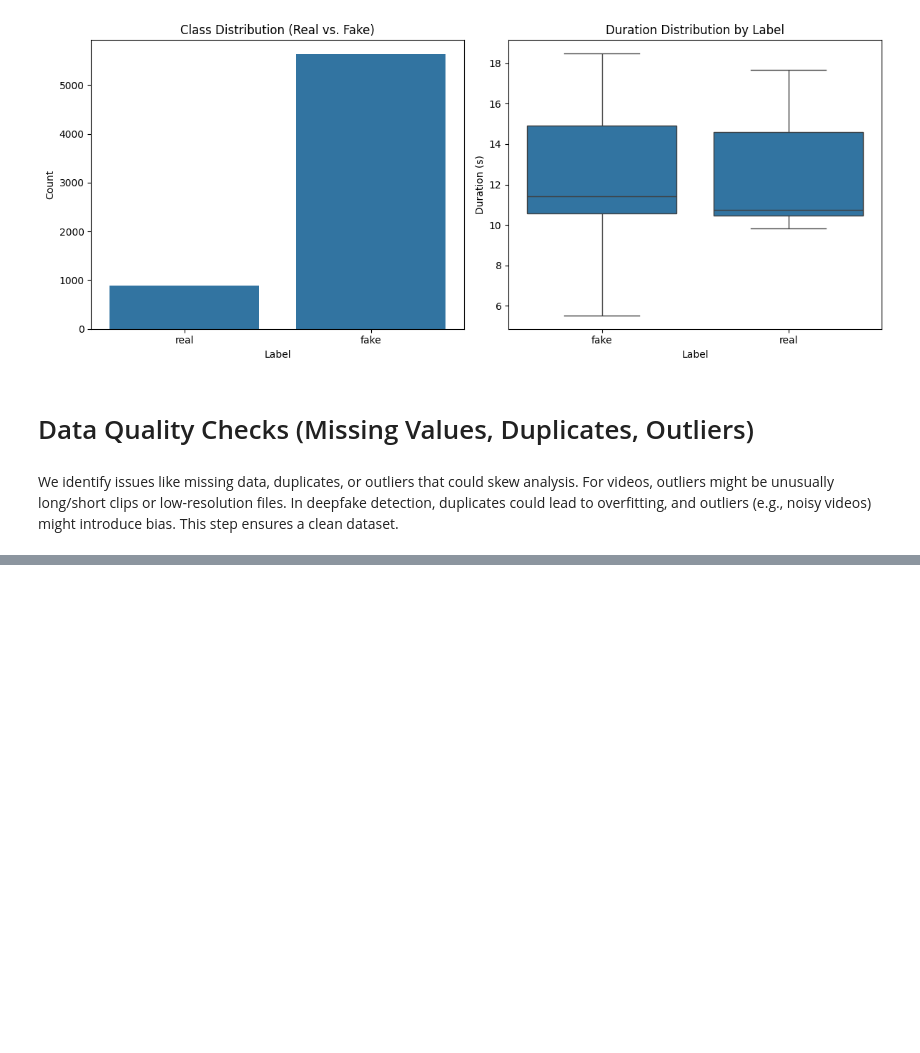
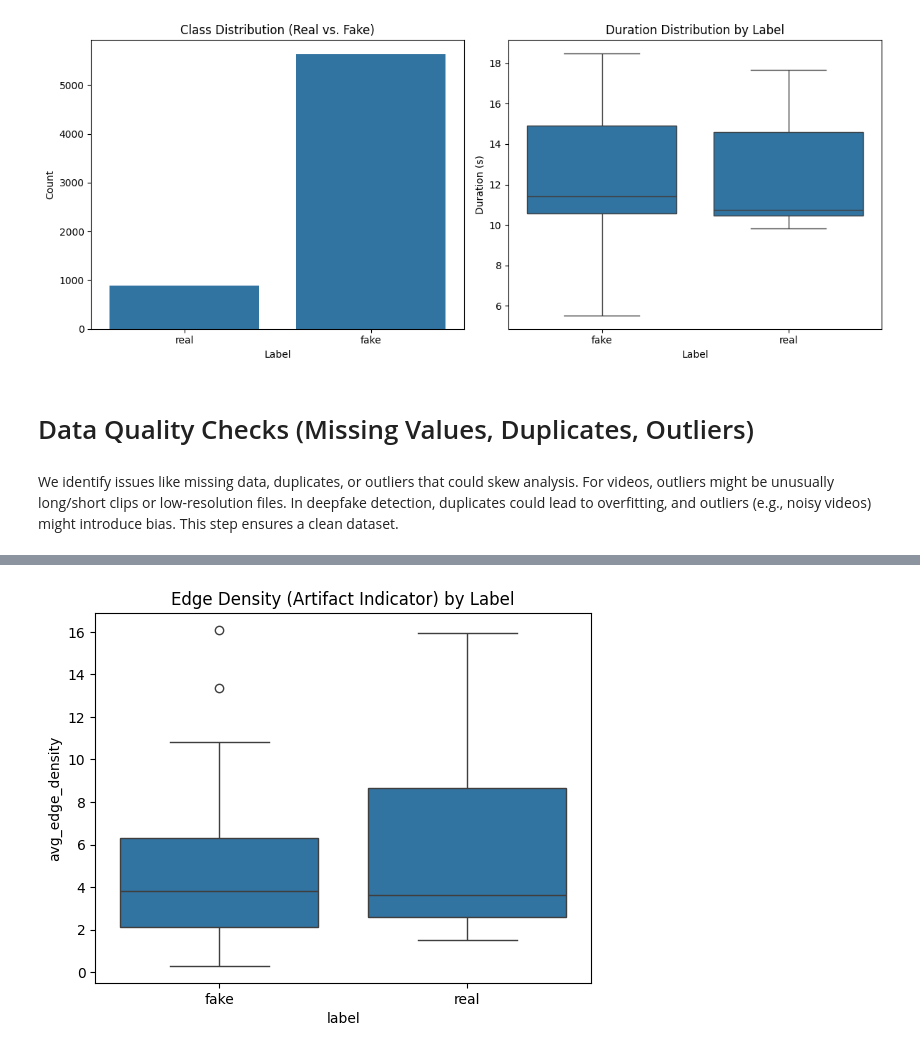
Before and after one commit to lukas0173/Deepfake-Detection, a Jupyter notebook: dataset/dataset-analysis.ipynb, the cells around one changed output, grey strips where cells are left out. Cells and saved outputs as stored; diff of their text form; code cells hidden in the pictures; blank space fills up the shorter version.

Commit message:
Temporary finished the data analysis step, a lot of figures also been saved

```diff
--- a/dataset/dataset-analysis.ipynb
+++ b/dataset/dataset-analysis.ipynb
@@ -180,8 +181,8 @@ print("Outliers in duration:\n", outliers)
 
 # Handling example: Drop duplicates and fill missing durations with median
 metadata = metadata.drop_duplicates('filepath')
-sample['duration'].fillna(sample['duration'].median(), inplace=True)
-sample.fillna({'duration'}, sample['duration'].median(), inplace=True)
+# sample['duration'].fillna(sample['duration'].median(), inplace=True)
+sample.fillna({'duration': sample['duration'].median()} , inplace=True)
 # %% [output]
 Missing values:
  filename    0
@@ -204,0 +204,27 @@ For example, when doing 'df[col].method(value, inplace=True)', try using 'df.met
+# %%
+# Function for advanced features (e.g., avg brightness, edge density, face count from 10 random frames)
+face_cascade = cv2.CascadeClassifier(cv2.data.haarcascades + 'haarcascade_frontalface_default.xml')
+
+def extract_advanced_features(filepath):
+    cap = cv2.VideoCapture(filepath)
+    brightness_vals = []
+    edge_vals = []
+    face_counts = []
+    for _ in range(10):  # Sample 10 frames
+        ret, frame = cap.read()
+        if not ret:
+            break
+        gray = cv2.cvtColor(frame, cv2.COLOR_BGR2GRAY)
+        brightness_vals.append(np.mean(gray))
+        edges = cv2.Canny(gray, 100, 200)
+        edge_vals.append(np.mean(edges))
+        faces = face_cascade.detectMultiScale(gray, 1.1, 4)
+        face_counts.append(len(faces))
+    cap.release()
+    return pd.Series({
+        'avg_brightness': np.mean(brightness_vals),
+        'avg_edge_density': np.mean(edge_vals),
+        'avg_face_count': np.mean(face_counts)
+    })
+# Apply to sample
+sample[['avg_brightness', 'avg_edge_density', 'avg_face_count']] = sample['filepath'].apply(extract_advanced_features)
@@ -204,0 +241,8 @@ For example, when doing 'df[col].method(value, inplace=True)', try using 'df.met
+# %%
+# Visualize
+sns.boxplot(x='label', y='avg_edge_density', data=sample)
+plt.title('Edge Density (Artifact Indicator) by Label')
+plt.savefig("edge_density_by_label.png")
+plt.show()
+# %% [output]
+[figure, added]
```
Also changed, not shown: parts of 8 cells of this notebook, 5 other files.
